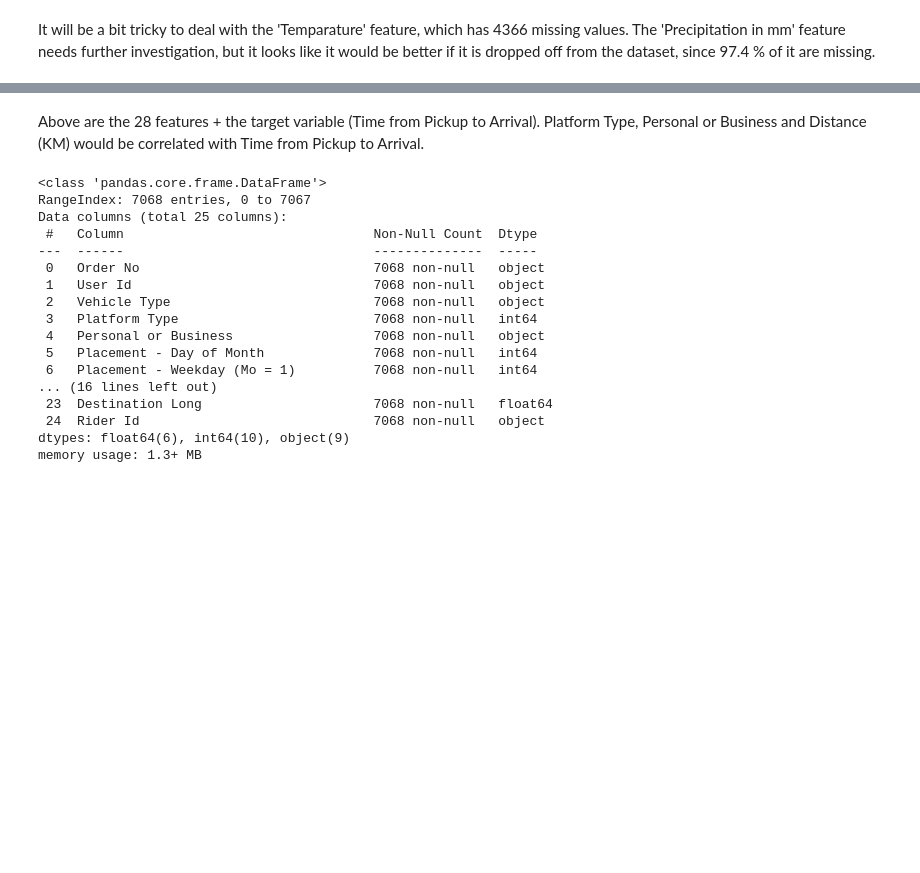
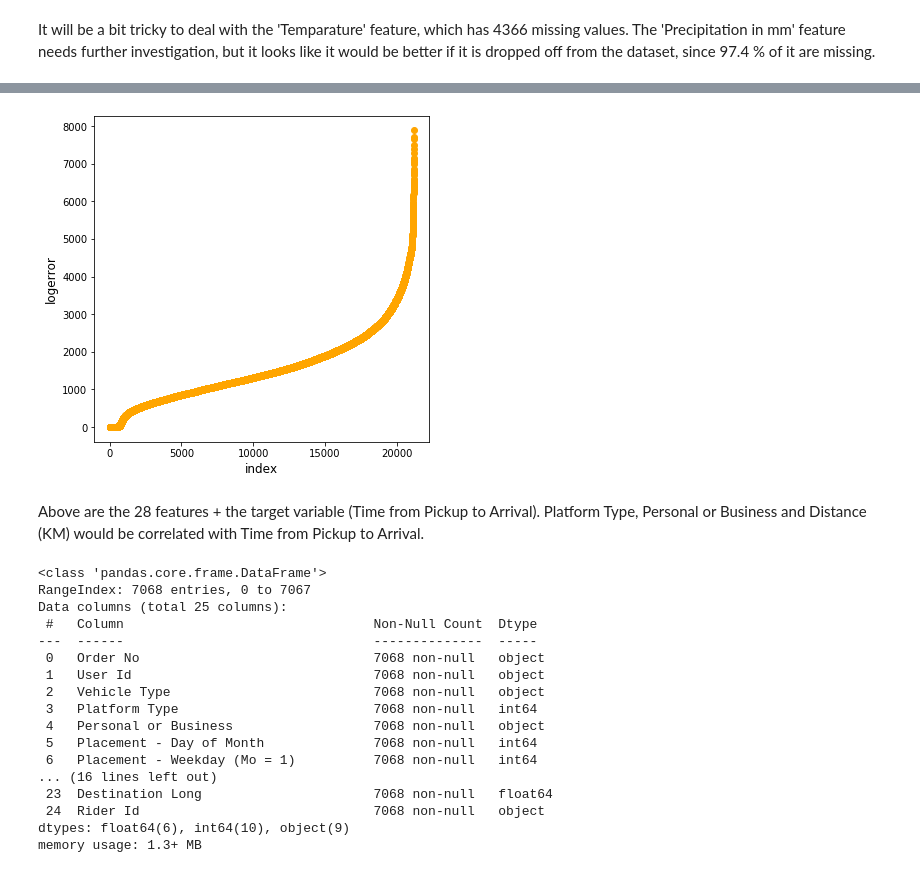
Before and after one commit to Team24-Regression/Regression_Predict_Package, a Jupyter notebook: regression_notebook.ipynb, the cells around one changed output, grey strips where cells are left out. Cells and saved outputs as stored; diff of their text form; code cells hidden in the pictures; blank space fills up the shorter version.

```diff
--- a/regression_notebook.ipynb
+++ b/regression_notebook.ipynb
@@ -126,3 +161,13 @@ array(['Order No', 'User Id', 'Vehicle Type', 'Platform Type',
+# %%
+Train_df.columns = [col.replace(" ","_") for col in Train_df.columns]
+# %%
+plt.figure(figsize=(6,6))
+plt.scatter(range(Train_df.shape[0]), np.sort(Train_df.Time_from_Pickup_to_Arrival.values), color = 'orange')
+plt.xlabel('index', fontsize=12)
+plt.ylabel('logerror', fontsize=12)
+plt.show()
+# %% [output]
+[figure, added]
 # %% [markdown]
 Above are the 28 features + the target variable (Time from Pickup to Arrival). Platform Type, Personal or Business and Distance (KM) would be correlated with Time from Pickup to Arrival.
 # %%
```
Also changed, not shown: parts of 26 cells of this notebook.
